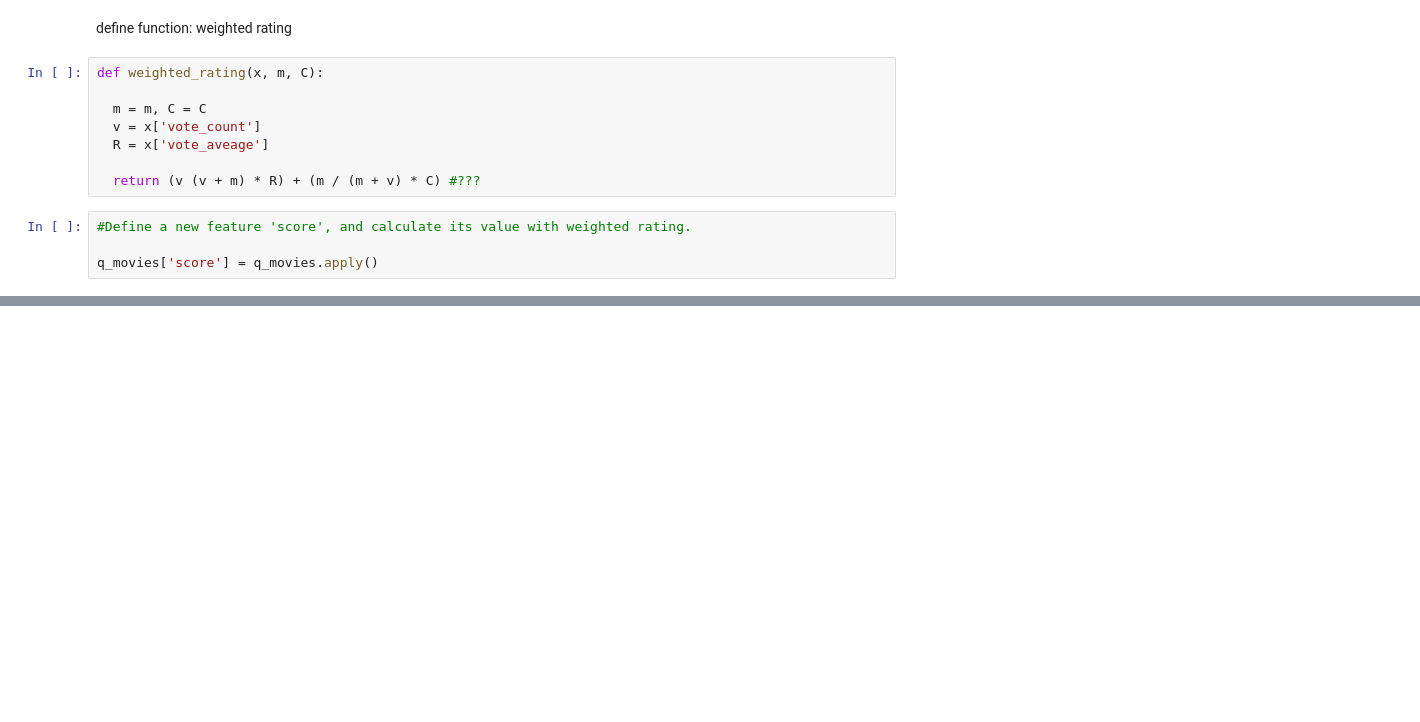
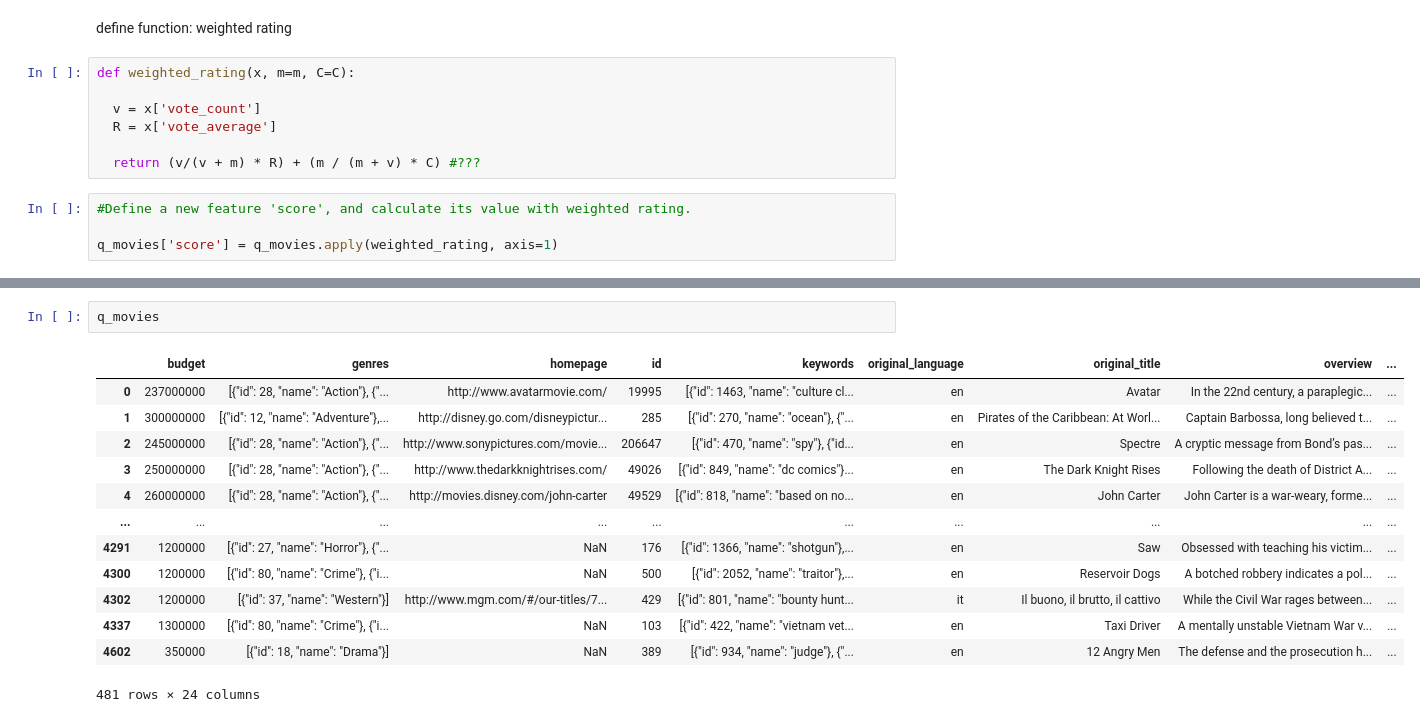
Before and after one commit to yk-Jeong/sourcecode_copy, a Jupyter notebook: 5th_study_movie_recommendation_system.ipynb, the cells around one changed output, grey strips where cells are left out. Saved outputs shown, nothing was run; the diff lists cells and outputs as text; blank space fills up the shorter version.

```diff
--- a/5th_study_movie_recommendation_system.ipynb
+++ b/5th_study_movie_recommendation_system.ipynb
@@ -82,14 +82,13 @@ q_movies.shape
 # %% [markdown]
 define function: weighted rating
 # %%
-def weighted_rating(x, m, C):
+def weighted_rating(x, m=m, C=C):
 
-  m = m, C = C
   v = x['vote_count']
-  R = x['vote_aveage']
+  R = x['vote_average']
 
-  return (v (v + m) * R) + (m / (m + v) * C) #???
+  return (v/(v + m) * R) + (m / (m + v) * C) #???
 # %%
 #Define a new feature 'score', and calculate its value with weighted rating.
 
-q_movies['score'] = q_movies.apply()
+q_movies['score'] = q_movies.apply(weighted_rating, axis=1)
@@ -95,0 +110,16 @@ q_movies['score'] = q_movies.apply()
+# %%
+q_movies
+# %% [output]
+|  | budget | genres | homepage | id | keywords | original_language | original_title | overview | ... |
+| 0 | 237000000 | [{"id": 28, "name": "Action"}, {"... | http://www.avatarmovie.com/ | 19995 | [{"id": 1463, "name": "culture cl... | en | Avatar | In the 22nd century, a paraplegic... | ... |
+| 1 | 300000000 | [{"id": 12, "name": "Adventure"},... | http://disney.go.com/disneypictur... | 285 | [{"id": 270, "name": "ocean"}, {"... | en | Pirates of the Caribbean: At Worl... | Captain Barbossa, long believed t... | ... |
+| 2 | 245000000 | [{"id": 28, "name": "Action"}, {"... | http://www.sonypictures.com/movie... | 206647 | [{"id": 470, "name": "spy"}, {"id... | en | Spectre | A cryptic message from Bond’s pas... | ... |
+| 3 | 250000000 | [{"id": 28, "name": "Action"}, {"... | http://www.thedarkknightrises.com/ | 49026 | [{"id": 849, "name": "dc comics"}... | en | The Dark Knight Rises | Following the death of District A... | ... |
+| 4 | 260000000 | [{"id": 28, "name": "Action"}, {"... | http://movies.disney.com/john-carter | 49529 | [{"id": 818, "name": "based on no... | en | John Carter | John Carter is a war-weary, forme... | ... |
+| ... | ... | ... | ... | ... | ... | ... | ... | ... | ... |
+| 4291 | 1200000 | [{"id": 27, "name": "Horror"}, {"... | NaN | 176 | [{"id": 1366, "name": "shotgun"},... | en | Saw | Obsessed with teaching his victim... | ... |
+| 4300 | 1200000 | [{"id": 80, "name": "Crime"}, {"i... | NaN | 500 | [{"id": 2052, "name": "traitor"},... | en | Reservoir Dogs | A botched robbery indicates a pol... | ... |
+| 4302 | 1200000 | [{"id": 37, "name": "Western"}] | http://www.mgm.com/#/our-titles/7... | 429 | [{"id": 801, "name": "bounty hunt... | it | Il buono, il brutto, il cattivo | While the Civil War rages between... | ... |
+| 4337 | 1300000 | [{"id": 80, "name": "Crime"}, {"i... | NaN | 103 | [{"id": 422, "name": "vietnam vet... | en | Taxi Driver | A mentally unstable Vietnam War v... | ... |
+| 4602 | 350000 | [{"id": 18, "name": "Drama"}] | NaN | 389 | [{"id": 934, "name": "judge"}, {"... | en | 12 Angry Men | The defense and the prosecution h... | ... |
+481 rows × 24 columns
```
Also changed, not shown: parts of 23 cells of this notebook.
